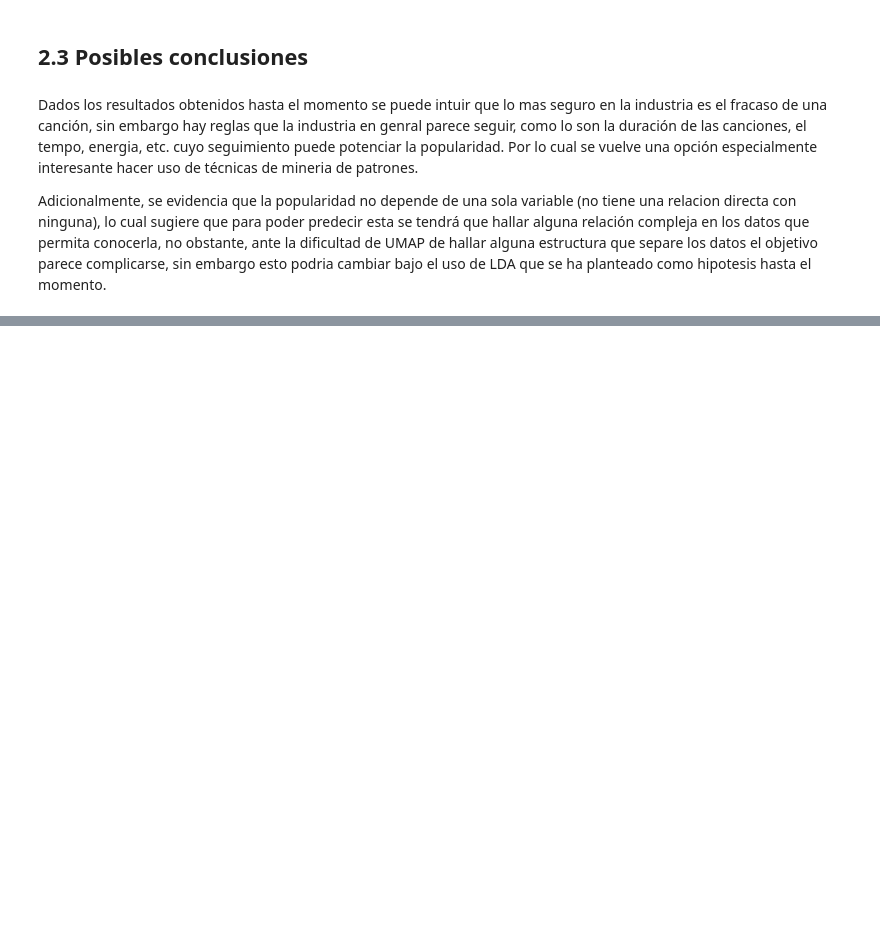
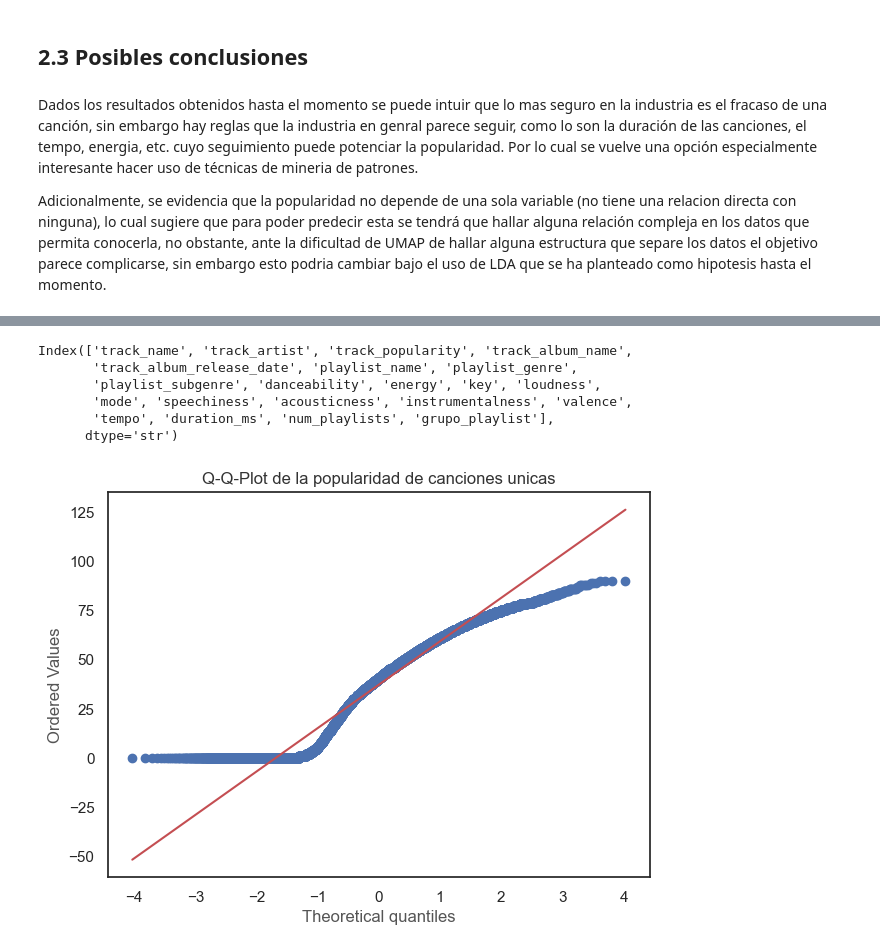
Before and after one commit to juanpablocarrillohortua/Proyecto_Data_Mining_UEC, a Jupyter notebook: notebooks/Data _Preparation_2nd_part.ipynb, the cells around one changed output, grey strips where cells are left out. Saved outputs shown, nothing was run; the diff lists cells and outputs as text; code cells hidden in the pictures; blank space fills up the shorter version.

```diff
--- a/notebooks/Data _Preparation_2nd_part.ipynb
+++ b/notebooks/Data _Preparation_2nd_part.ipynb
@@ -242,0 +288,11 @@ Adicionalmente, se evidencia que la popularidad no depende de una sola variable
+# %%
+# Definimos las columnas que mandan el criterio de duplicidad
+columnas_clave = ['track_name', 'track_artist', 'track_popularity']
+
+# Filtramos usando keep=False para ver TODAS las filas involucradas
+df_revision = df[df.duplicated(subset=columnas_clave, keep="first")]
+
+# Ordenamos para que los grupos de duplicados queden uno junto al otro
+df_revision = df_revision.sort_values(by=columnas_clave)
+
+len(df_revision), (len(df_revision)/len(df)) * 100
@@ -242,0 +379,19 @@ Adicionalmente, se evidencia que la popularidad no depende de una sola variable
+# %%
+df.columns # Recuerde eliminar grupo_playlist
+# %% [output]
+Index(['track_name', 'track_artist', 'track_popularity', 'track_album_name',
+       'track_album_release_date', 'playlist_name', 'playlist_genre',
+       'playlist_subgenre', 'danceability', 'energy', 'key', 'loudness',
+       'mode', 'speechiness', 'acousticness', 'instrumentalness', 'valence',
+       'tempo', 'duration_ms', 'num_playlists', 'grupo_playlist'],
+      dtype='str')
+# %%
+unico = df[df['num_playlists'] == 1]['track_popularity']
+multiple = df[df['num_playlists'] > 1]['track_popularity']
+# %%
+plt.figure(figsize=(7, 5))
+stats.probplot(unico, dist="norm", plot=plt)
+plt.title("Q-Q-Plot de la popularidad de canciones unicas")
+plt.show()
+# %% [output]
+[figure, added]
```
Also changed, not shown: parts of 15 cells of this notebook.
